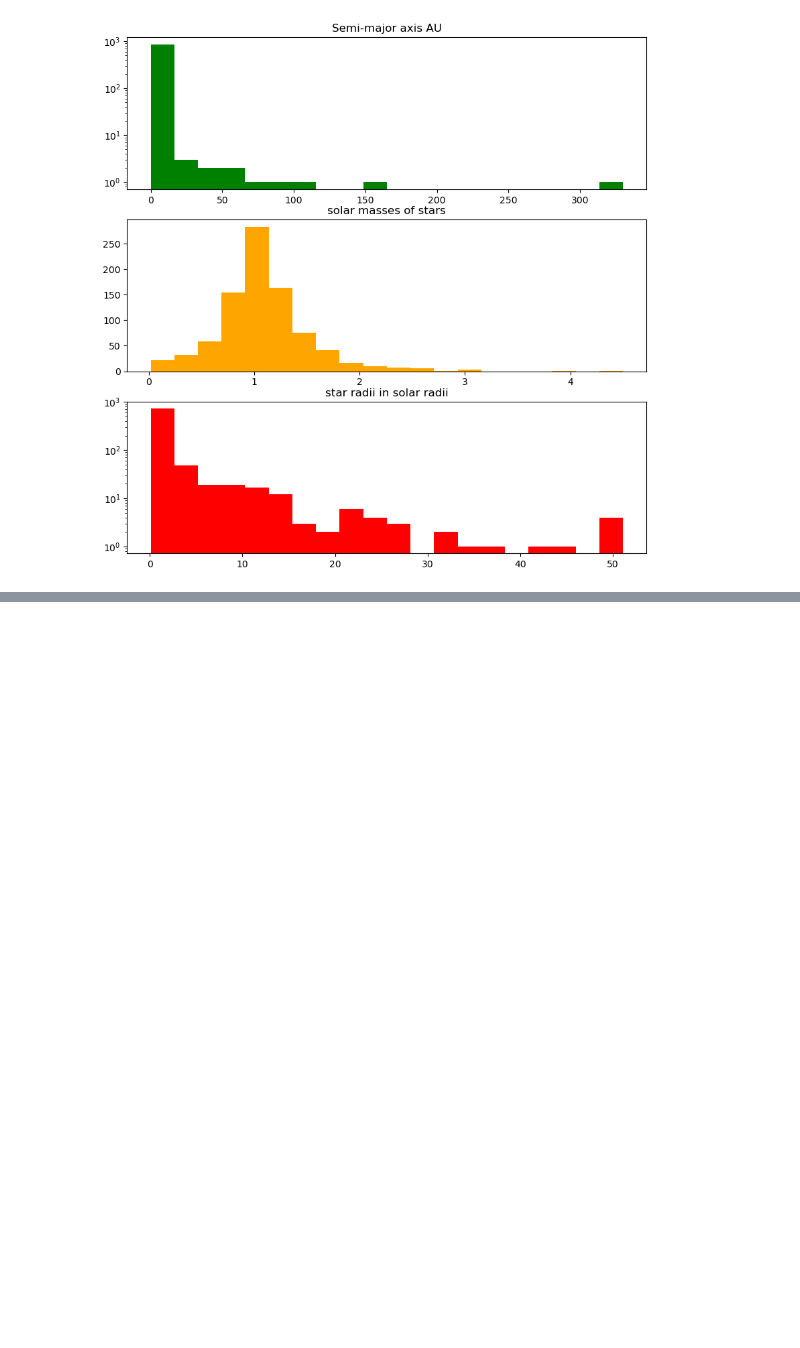
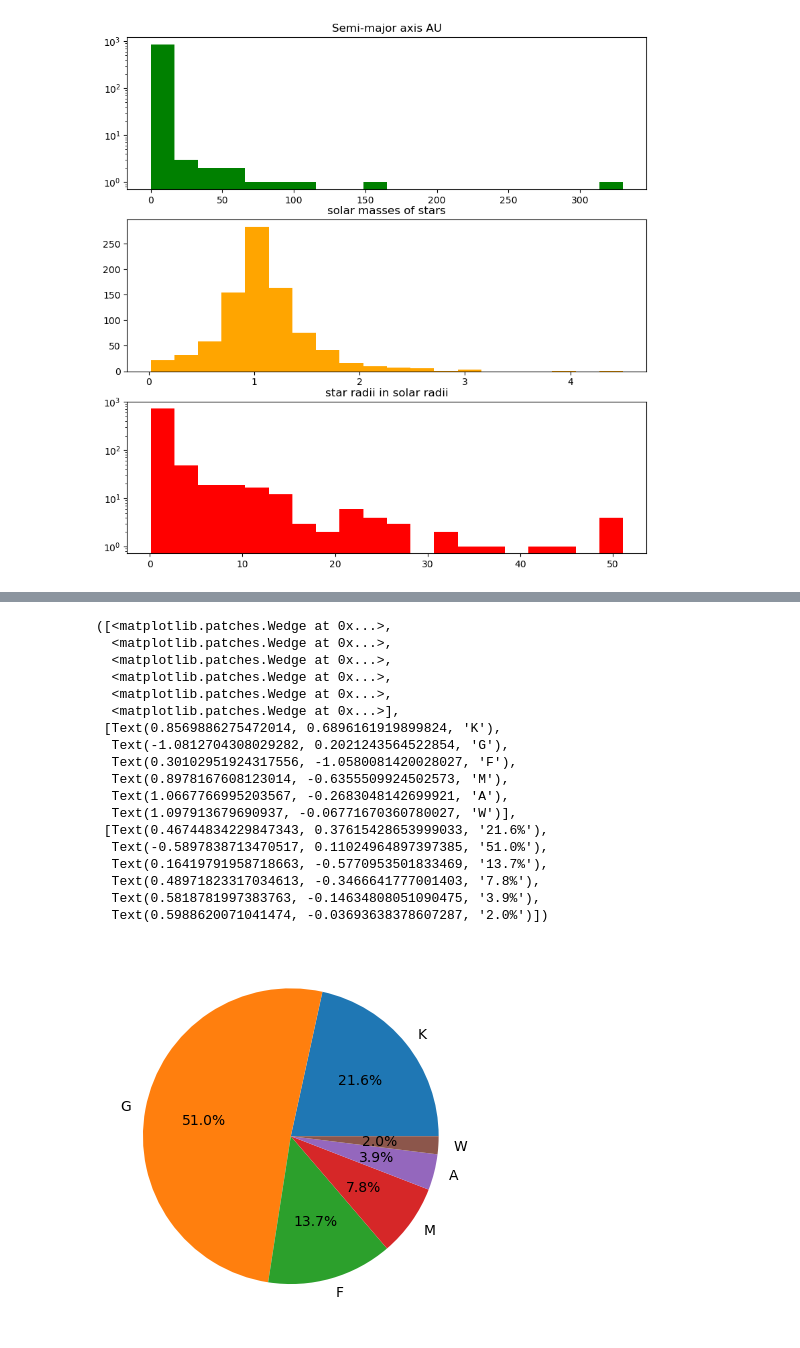
Before and after one commit to alexisoverton/CMSE-202-004-Habitable-Exoplanets-Project, a Jupyter notebook: Habitable Exoplanets.ipynb, the cells around one changed output, grey strips where cells are left out. Saved outputs shown, nothing was run; the diff lists cells and outputs as text; code cells hidden in the pictures; blank space fills up the shorter version.

```diff
--- a/Habitable Exoplanets.ipynb
+++ b/Habitable Exoplanets.ipynb
@@ -223,0 +272,24 @@ Counter({'G': 25, 'F': 10, 'K': 8, 'M': 8})
+# %%
+hab_num=[11,26,7,4,2,1]
+hab_class=['K',"G",'F',"M","A","W"]
+plt.pie(hab_num,labels=hab_class,autopct='%1.1f%%')
+# %% [output]
+([<matplotlib.patches.Wedge at 0x...>,
+  <matplotlib.patches.Wedge at 0x...>,
+  <matplotlib.patches.Wedge at 0x...>,
+  <matplotlib.patches.Wedge at 0x...>,
+  <matplotlib.patches.Wedge at 0x...>,
+  <matplotlib.patches.Wedge at 0x...>],
+ [Text(0.8569886275472014, 0.6896161919899824, 'K'),
+  Text(-1.0812704308029282, 0.2021243564522854, 'G'),
+  Text(0.30102951924317556, -1.0580081420028027, 'F'),
+  Text(0.8978167608123014, -0.6355509924502573, 'M'),
+  Text(1.0667766995203567, -0.2683048142699921, 'A'),
+  Text(1.097913679690937, -0.06771670360780027, 'W')],
+ [Text(0.46744834229847343, 0.37615428653999033, '21.6%'),
+  Text(-0.5897838713470517, 0.11024964897397385, '51.0%'),
+  Text(0.16419791958718663, -0.5770953501833469, '13.7%'),
+  Text(0.48971823317034613, -0.3466641777001403, '7.8%'),
+  Text(0.5818781997383763, -0.14634808051090475, '3.9%'),
+  Text(0.5988620071041474, -0.03693638378607287, '2.0%')])
+[figure, added]
```
Also changed, not shown: parts of 4 cells of this notebook.
